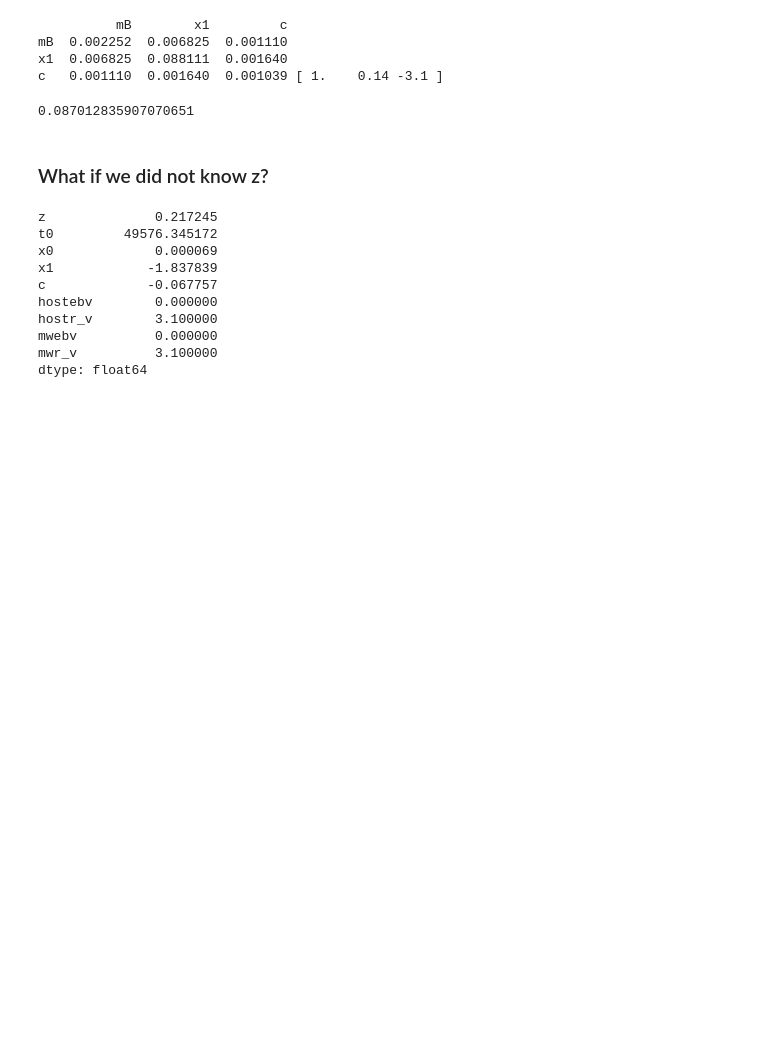
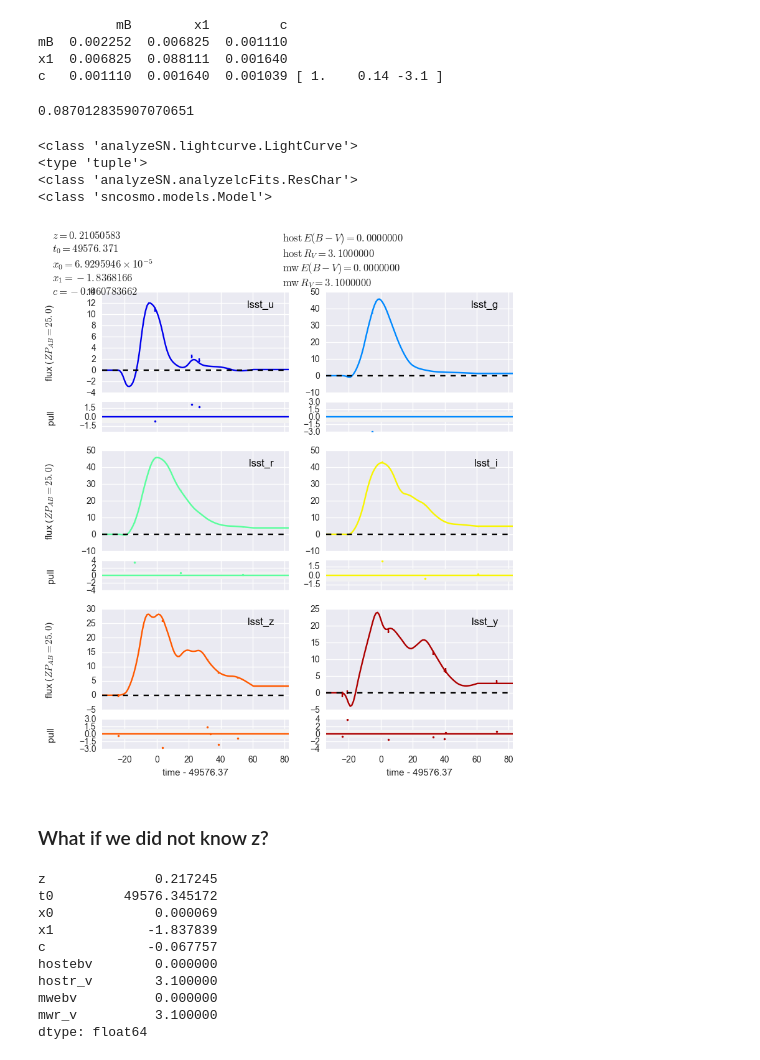
Before and after one commit to rbiswas4/AnalyzeSN, a Jupyter notebook: LC fitting.ipynb, the cells around one changed output. Saved outputs shown, nothing was run; the diff lists cells and outputs as text; code cells hidden in the pictures; blank space fills up the shorter version.

Commit message:
Add plotting of fitted model

```diff
--- a/LC fitting.ipynb
+++ b/LC fitting.ipynb
@@ -133,6 +133,14 @@ mB  0.002252  0.006825  0.001110
 x1  0.006825  0.088111  0.001640
 c   0.001110  0.001640  0.001039 [ 1.    0.14 -3.1 ]
 0.087012835907070651
+# %%
+_ = sncosmo.plot_lc(lcobj.snCosmoLC(), model=fitresChar.sncosmoModel)
+# %% [output]
+<class 'analyzeSN.lightcurve.LightCurve'>
+<type 'tuple'>
+<class 'analyzeSN.analyzelcFits.ResChar'>
+<class 'sncosmo.models.Model'>
+[figure, added]
 # %% [markdown]
 ### What if we did not know z?
 # %%
```
Also changed, not shown: parts of 2 cells of this notebook.
